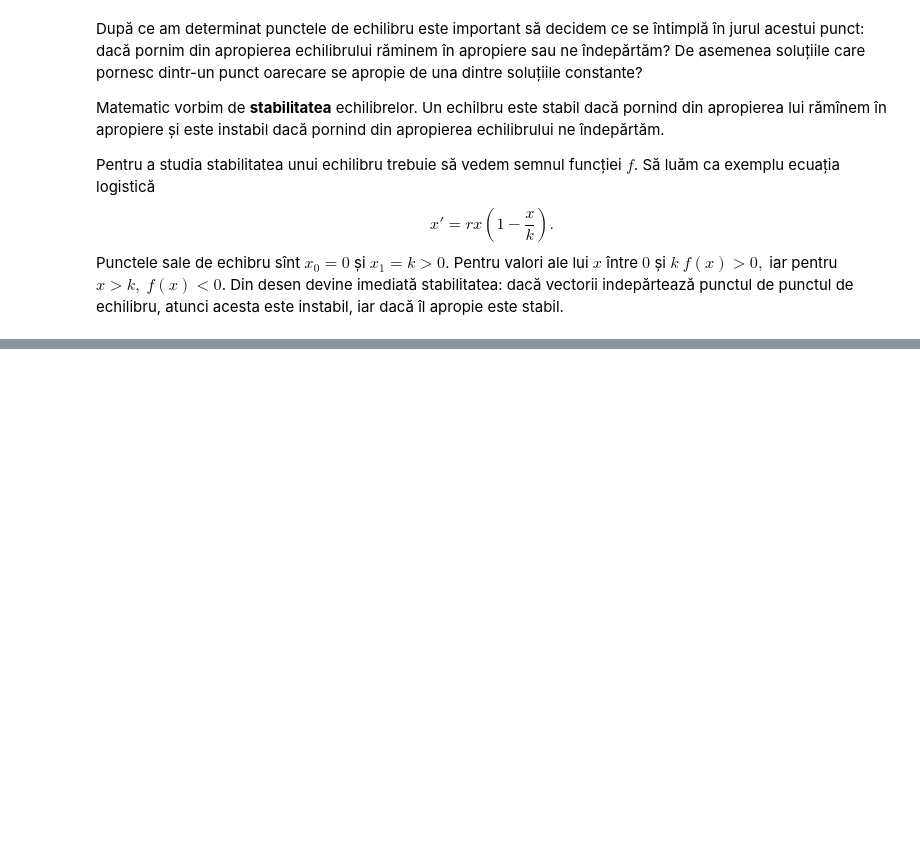
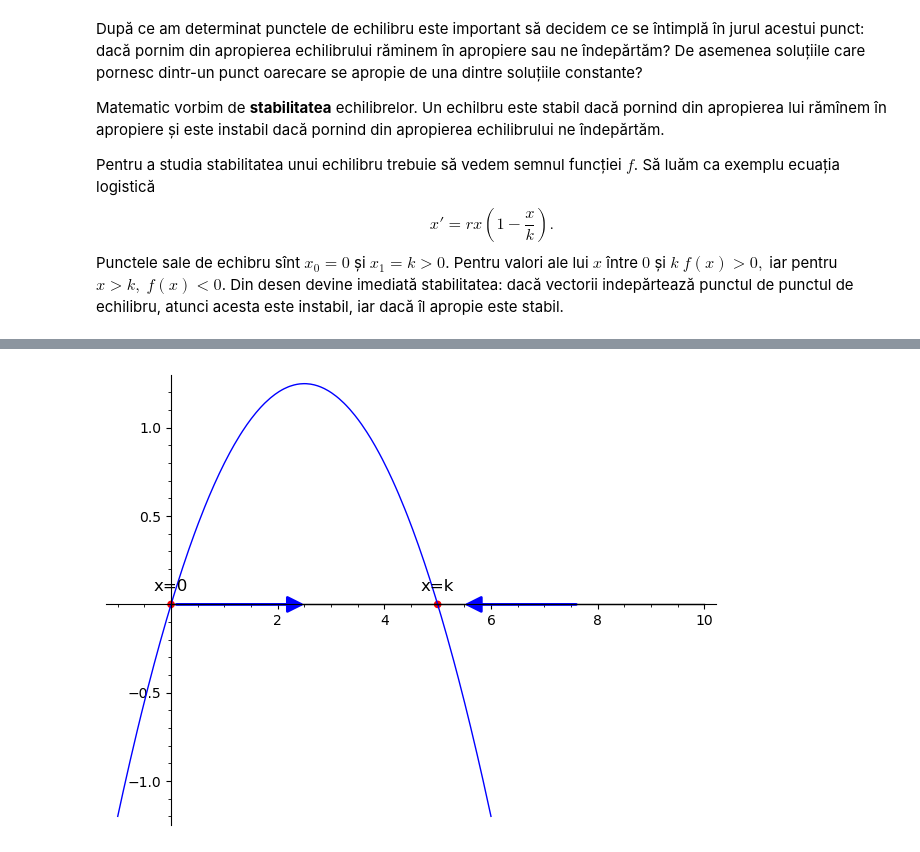
Before and after one commit to adhalanay/curs-ecologie, a Jupyter notebook: Cursul4.ipynb, the cells around one changed output, grey strips where cells are left out. Cells and saved outputs as stored; diff of their text form; code cells hidden in the pictures; blank space fills up the shorter version.

```diff
--- a/Cursul4.ipynb
+++ b/Cursul4.ipynb
@@ -74,0 +104,15 @@ $$
+# %%
+x=var('x')
+k=5
+f(x)=x*(1-x/k)
+p1=plot(0,(0,10),color='black')
+p2=point((0,0),size=30,color='red')
+p3=text('x=0',(0,0.1),color='black',fontsize=12)
+p4=point((5,0),size=30,color='red')
+p5=text('x=k',(5,0.1),color='black',fontsize=12)
+p6=arrow((0.1,0),(2.5,0))
+p7=arrow((7.6,0),(5.5,0))
+p8=plot(f,(-1,k+1))
+(p8+p1+p2+p3+p4+p5+p6+p7).show()
+# %% [output]
+[figure, added]
```
Also changed, not shown: parts of 12 cells of this notebook.
